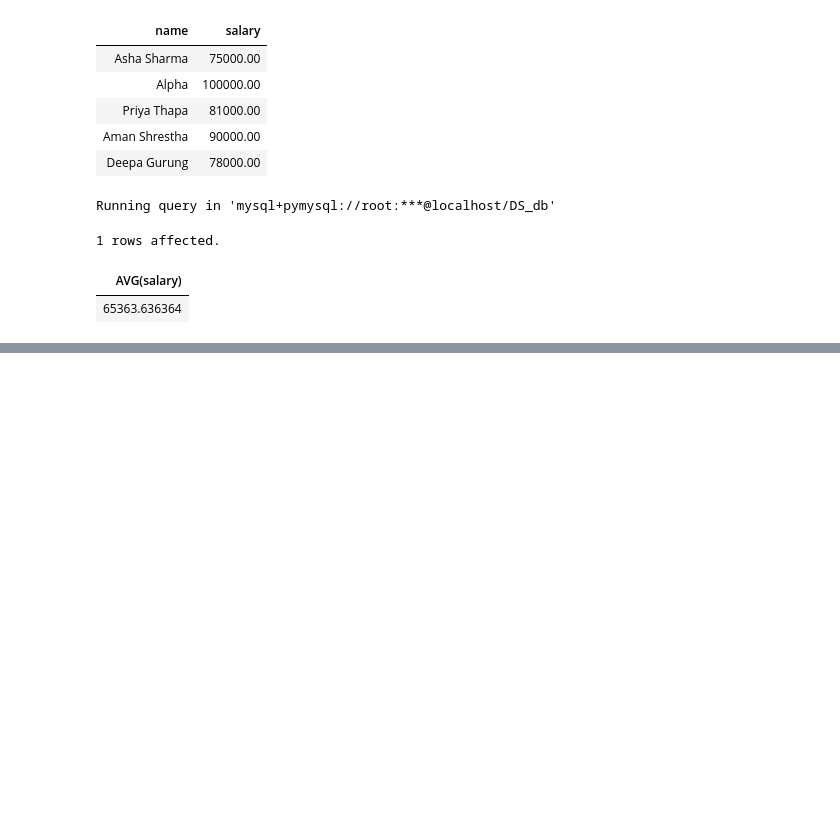
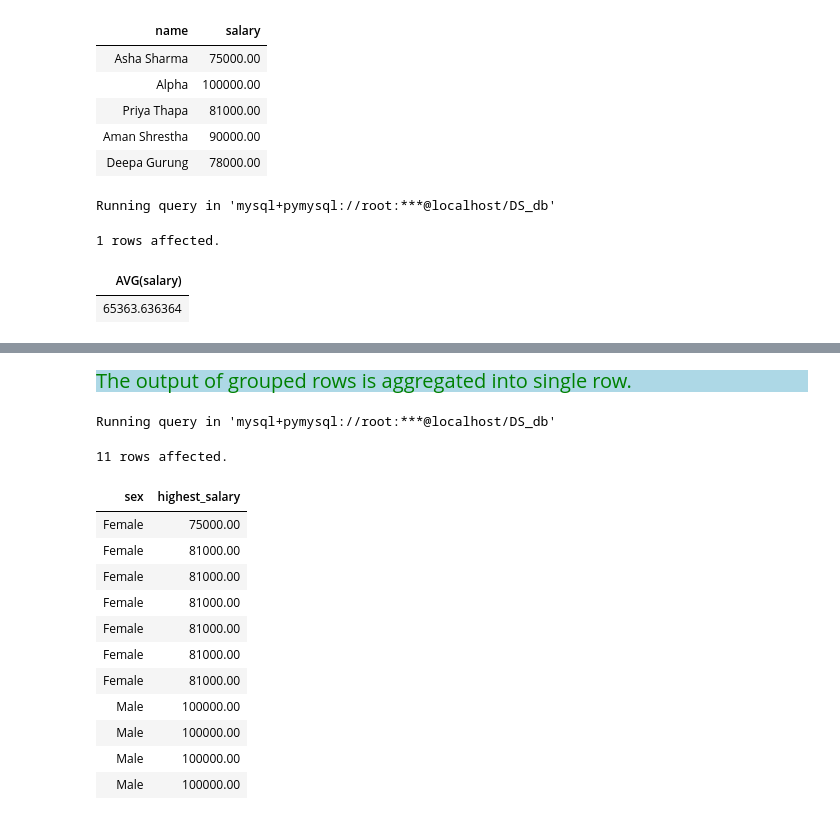
Before and after one commit to Kartika-Nidhi/SQLNotes, a Jupyter notebook: SQLNotes.ipynb, the cells around one changed output, grey strips where cells are left out. Drawn from its saved outputs; the diff is of its cells as text; code cells hidden in the pictures; blank space fills up the shorter version.

```diff
--- a/SQLNotes.ipynb
+++ b/SQLNotes.ipynb
@@ -1268,0 +1283,22 @@ Running query in 'mysql+pymysql://root:***@localhost/DS_db'
+# %% [markdown]
+<div style = "background-color:lightblue; color:green; font-size:20px; text-align:justify">The output of grouped rows is aggregated into single row.
+# %%
+%%sql
+
+SELECT  sex, MAX(salary) OVER(PARTITION BY sex ORDER BY id) AS 'highest_salary'
+FROM employees;
+# %% [output]
+Running query in 'mysql+pymysql://root:***@localhost/DS_db'
+11 rows affected.
+| sex | highest_salary |
+| Female | 75000.00 |
+| Female | 81000.00 |
+| Female | 81000.00 |
+| Female | 81000.00 |
+| Female | 81000.00 |
+| Female | 81000.00 |
+| Female | 81000.00 |
+| Male | 100000.00 |
+| Male | 100000.00 |
+| Male | 100000.00 |
+| Male | 100000.00 |
```
Also changed, not shown: parts of 5 cells of this notebook.
